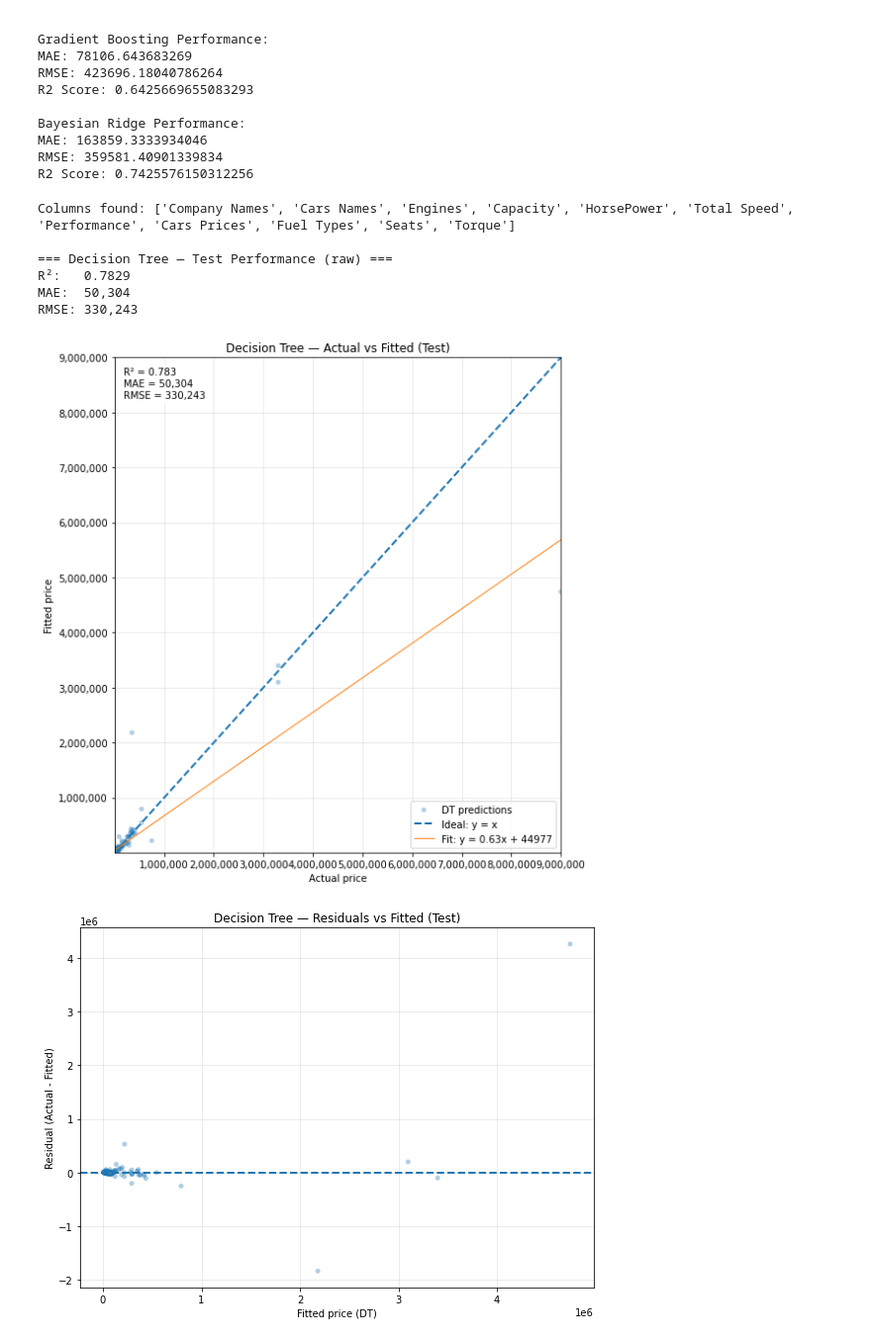
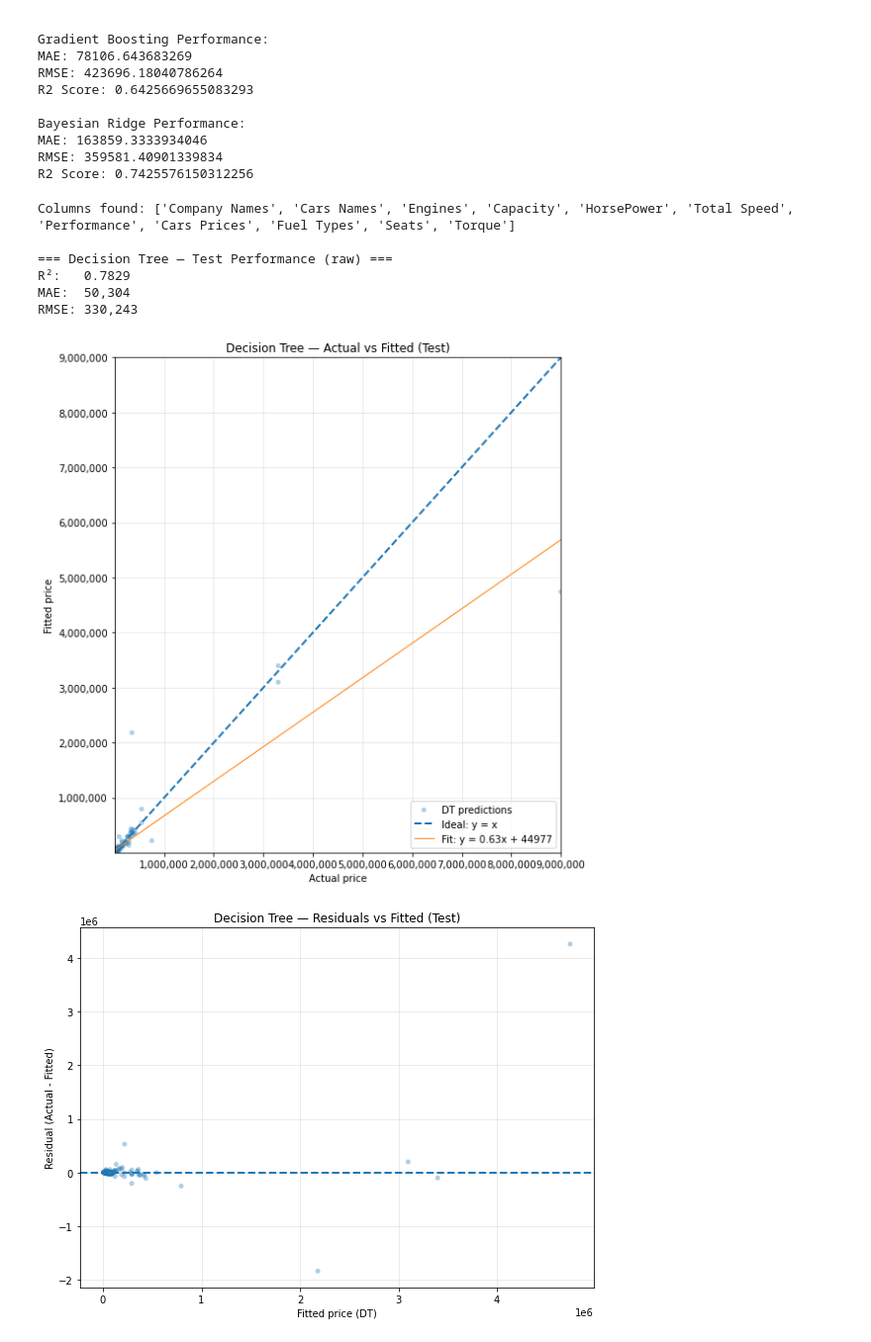
Before and after one commit to asirimathK/Machine-Learning-Project, a Jupyter notebook: Decision_Tree.ipynb, the cells around one changed output. Shown at 99% size. Drawn from its saved outputs; the diff is of its cells as text; code cells hidden in the pictures.

```diff
--- a/Decision_Tree.ipynb
+++ b/Decision_Tree.ipynb
@@ -489,38 +489,38 @@ ax.set_title("Decision Tree — Actual vs Fitted (Test)")
 fmt = FuncFormatter(lambda x, _ : f"{x:,.0f}")
 ax.xaxis.set_major_formatter(fmt); ax.yaxis.set_major_formatter(fmt)
 
 ax.grid(True, alpha=0.3)
 ax.legend(loc="lower right")  # bottom-right legend
 
 # metrics box
-ax.text(
-    0.02, 0.98,
-    f"R² = {r2:.3f}\nMAE = {mae:,.0f}\nRMSE = {rmse:,.0f}",
-    transform=ax.transAxes, va="top", ha="left",
-    bbox=dict(boxstyle="round", facecolor="white", alpha=0.85, edgecolor="none")
-)
+# ax.text(
+#     0.02, 0.98,
+#     f"R² = {r2:.3f}\nMAE = {mae:,.0f}\nRMSE = {rmse:,.0f}",
+#     transform=ax.transAxes, va="top", ha="left",
+#     bbox=dict(boxstyle="round", facecolor="white", alpha=0.85, edgecolor="none")
+# )
 
 plt.tight_layout()
 # plt.savefig("dt_actual_vs_fitted_test.png", dpi=200)
 plt.show()
 
 # Residuals vs Fitted (optional)
 resid = y_true_m - y_fit_m
 fig, ax = plt.subplots(figsize=(8, 6))
 ax.scatter(y_fit_m, resid, alpha=0.35, s=25, edgecolor="none")
 ax.axhline(0, linestyle="--", linewidth=2)
 ax.set_xlabel("Fitted price (DT)")
 ax.set_ylabel("Residual (Actual - Fitted)")
 ax.set_title("Decision Tree — Residuals vs Fitted (Test)")
 ax.grid(True, alpha=0.3)
 plt.tight_layout()
 plt.show()
 # %% [output]
 Columns found: ['Company Names', 'Cars Names', 'Engines', 'Capacity', 'HorsePower', 'Total Speed', 'Performance', 'Cars Prices', 'Fuel Types', 'Seats', 'Torque']
 
 === Decision Tree — Test Performance (raw) ===
 R²:   0.7829
 MAE:  50,304
 RMSE: 330,243
-[figure, old version]
+[figure, new version]
 [figure]
```
Also changed, not shown: 2 other files.
